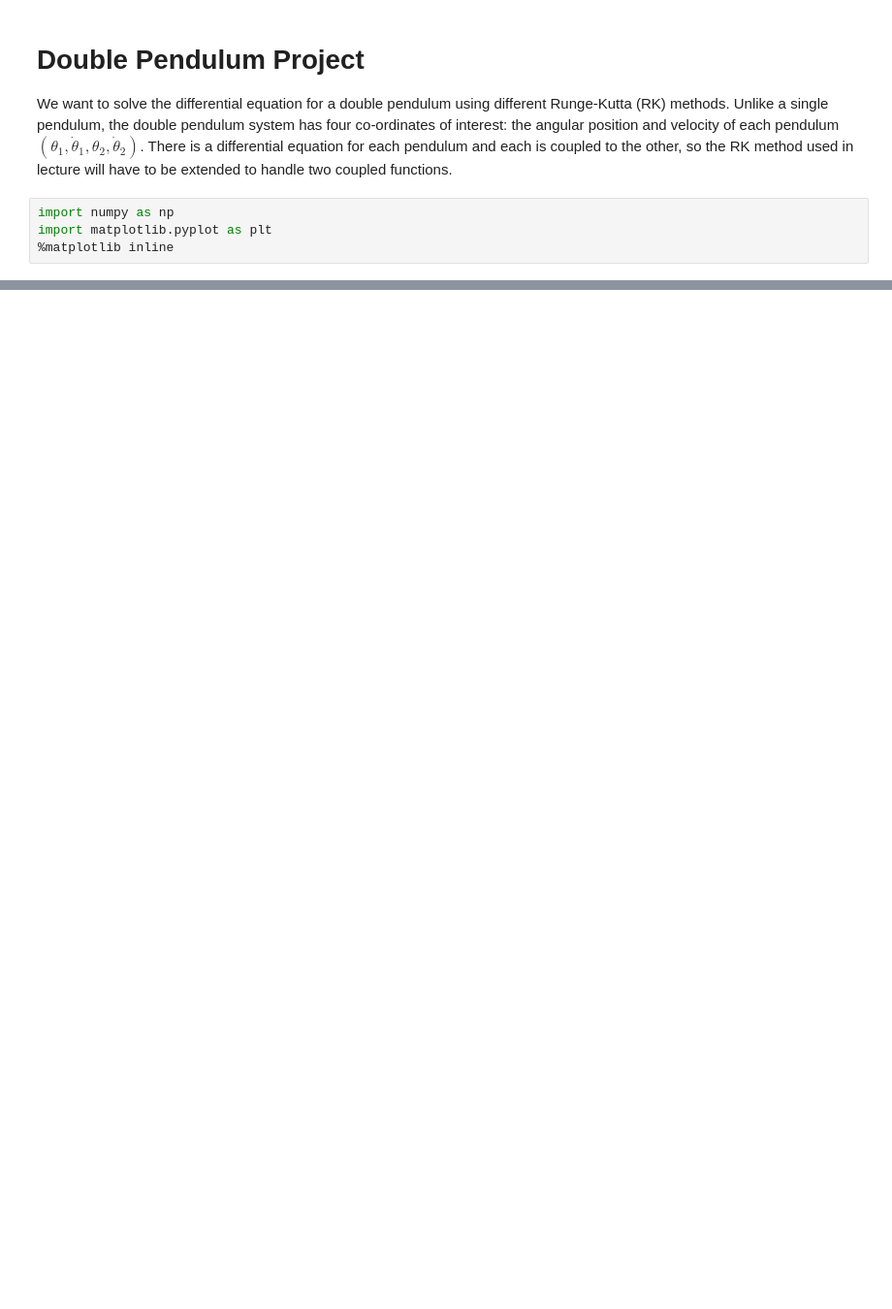
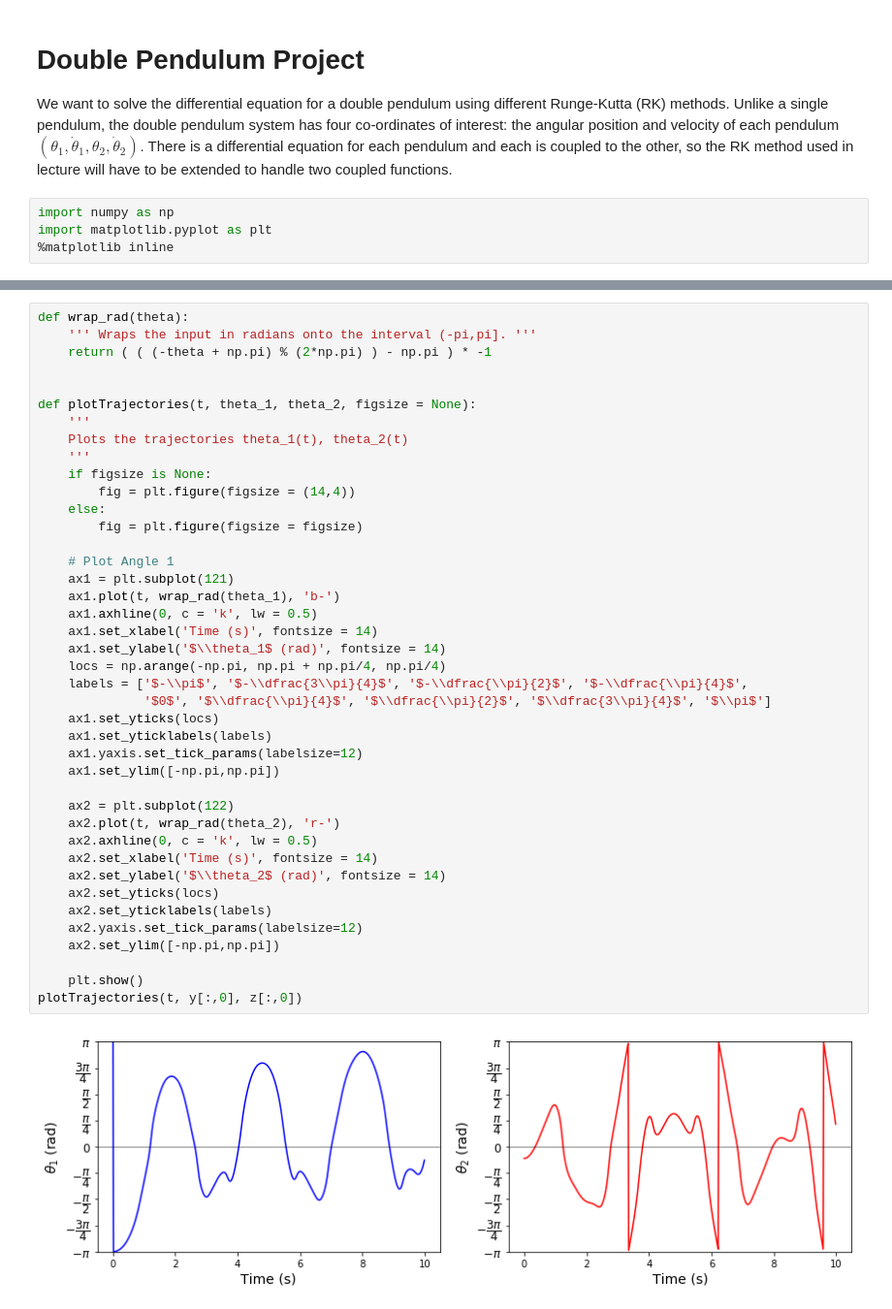
Before and after one commit to MSenani/DoublePendulum, a Jupyter notebook: Double-Pendulum-Analysis.ipynb, the cells around one changed output, grey strips where cells are left out. Shown: that part at 97% size. Saved outputs shown, nothing was run; the diff lists cells and outputs as text; blank space fills up the shorter version.

```diff
--- a/Double-Pendulum-Analysis.ipynb
+++ b/Double-Pendulum-Analysis.ipynb
@@ -277,3 +367,46 @@ def outerPendulum(t, y, z, args):
+# %%
+def wrap_rad(theta):
+    ''' Wraps the input in radians onto the interval (-pi,pi]. '''
+    return ( ( (-theta + np.pi) % (2*np.pi) ) - np.pi ) * -1
+
+
+def plotTrajectories(t, theta_1, theta_2, figsize = None):
+    '''
+    Plots the trajectories theta_1(t), theta_2(t)
+    '''
+    if figsize is None:
+        fig = plt.figure(figsize = (14,4))
+    else:
+        fig = plt.figure(figsize = figsize)
+
+    # Plot Angle 1
+    ax1 = plt.subplot(121)
+    ax1.plot(t, wrap_rad(theta_1), 'b-')
+    ax1.axhline(0, c = 'k', lw = 0.5)
+    ax1.set_xlabel('Time (s)', fontsize = 14)
+    ax1.set_ylabel('$\\theta_1$ (rad)', fontsize = 14)
+    locs = np.arange(-np.pi, np.pi + np.pi/4, np.pi/4)
+    labels = ['$-\\pi$', '$-\\dfrac{3\\pi}{4}$', '$-\\dfrac{\\pi}{2}$', '$-\\dfrac{\\pi}{4}$',
+              '$0$', '$\\dfrac{\\pi}{4}$', '$\\dfrac{\\pi}{2}$', '$\\dfrac{3\\pi}{4}$', '$\\pi$']
+    ax1.set_yticks(locs)
+    ax1.set_yticklabels(labels)
+    ax1.yaxis.set_tick_params(labelsize=12)
+    ax1.set_ylim([-np.pi,np.pi])
+
+    ax2 = plt.subplot(122)
+    ax2.plot(t, wrap_rad(theta_2), 'r-')
+    ax2.axhline(0, c = 'k', lw = 0.5)
+    ax2.set_xlabel('Time (s)', fontsize = 14)
+    ax2.set_ylabel('$\\theta_2$ (rad)', fontsize = 14)
+    ax2.set_yticks(locs)
+    ax2.set_yticklabels(labels)
+    ax2.yaxis.set_tick_params(labelsize=12)
+    ax2.set_ylim([-np.pi,np.pi])
+
+    plt.show()
+plotTrajectories(t, y[:,0], z[:,0])
+# %% [output]
+[figure, added]
 # %%
 ### Parameters
 
```
Also changed, not shown: parts of 29 cells of this notebook, 1 other file.
